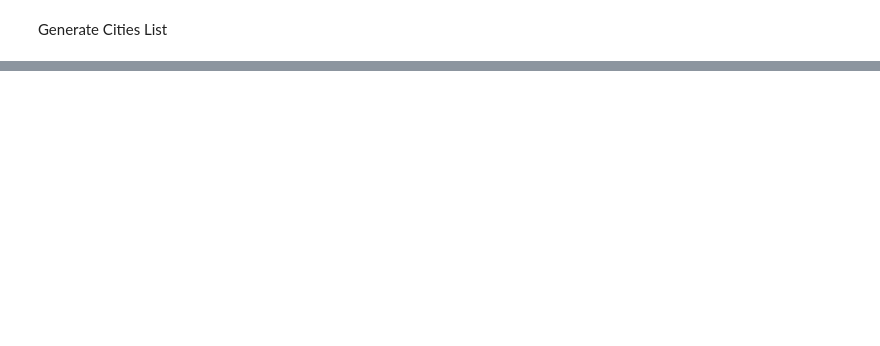
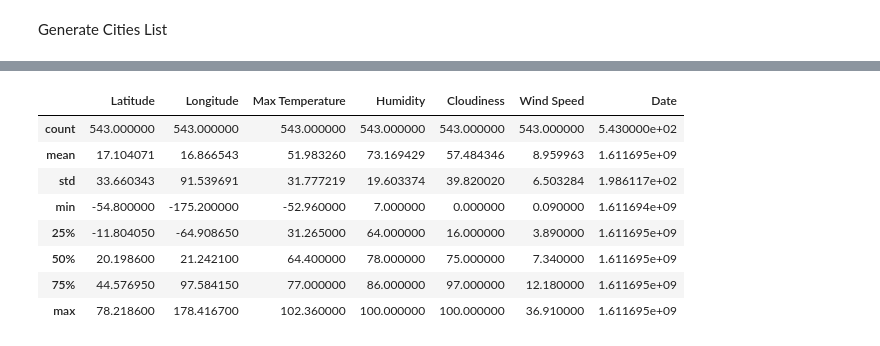
Before and after one commit to ToshaZ/Python-API-Challenge, a Jupyter notebook: WeatherPy/WeatherPy.ipynb, the cells around one changed output, grey strips where cells are left out. Saved outputs shown, nothing was run; the diff lists cells and outputs as text; code cells hidden in the pictures; blank space fills up the shorter version.

```diff
--- a/WeatherPy/WeatherPy.ipynb
+++ b/WeatherPy/WeatherPy.ipynb
@@ -157,0 +158,12 @@ weather_df.head()
+# %%
+weather_df.describe()
+# %% [output]
+|  | Latitude | Longitude | Max Temperature | Humidity | Cloudiness | Wind Speed | Date |
+| count | 543.000000 | 543.000000 | 543.000000 | 543.000000 | 543.000000 | 543.000000 | 5.430000e+02 |
+| mean | 17.104071 | 16.866543 | 51.983260 | 73.169429 | 57.484346 | 8.959963 | 1.611695e+09 |
+| std | 33.660343 | 91.539691 | 31.777219 | 19.603374 | 39.820020 | 6.503284 | 1.986117e+02 |
+| min | -54.800000 | -175.200000 | -52.960000 | 7.000000 | 0.000000 | 0.090000 | 1.611694e+09 |
+| 25% | -11.804050 | -64.908650 | 31.265000 | 64.000000 | 16.000000 | 3.890000 | 1.611695e+09 |
+| 50% | 20.198600 | 21.242100 | 64.400000 | 78.000000 | 75.000000 | 7.340000 | 1.611695e+09 |
+| 75% | 44.576950 | 97.584150 | 77.000000 | 86.000000 | 97.000000 | 12.180000 | 1.611695e+09 |
+| max | 78.218600 | 178.416700 | 102.360000 | 100.000000 | 100.000000 | 36.910000 | 1.611695e+09 |
```
Also changed, not shown: parts of 5 cells of this notebook, 2 other files.
